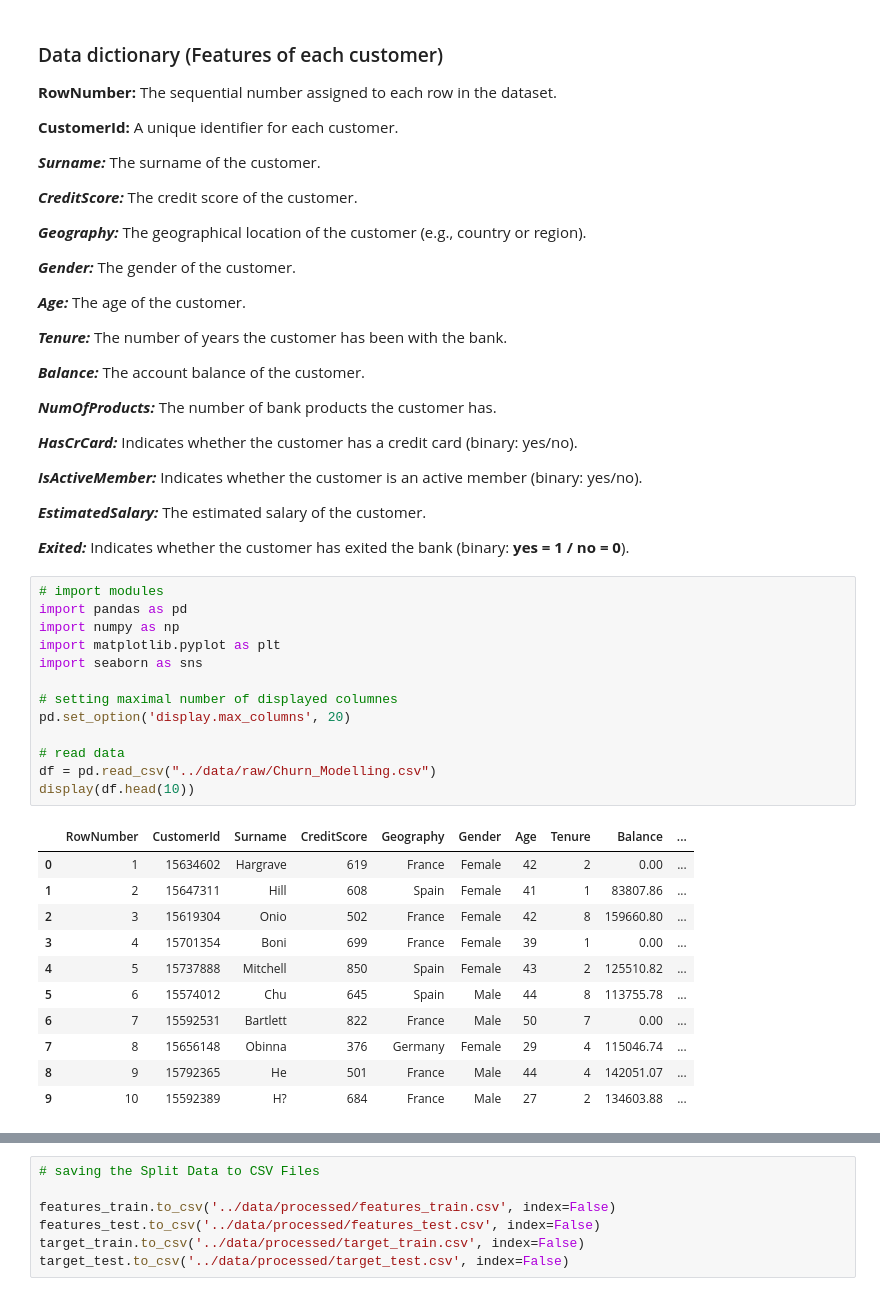
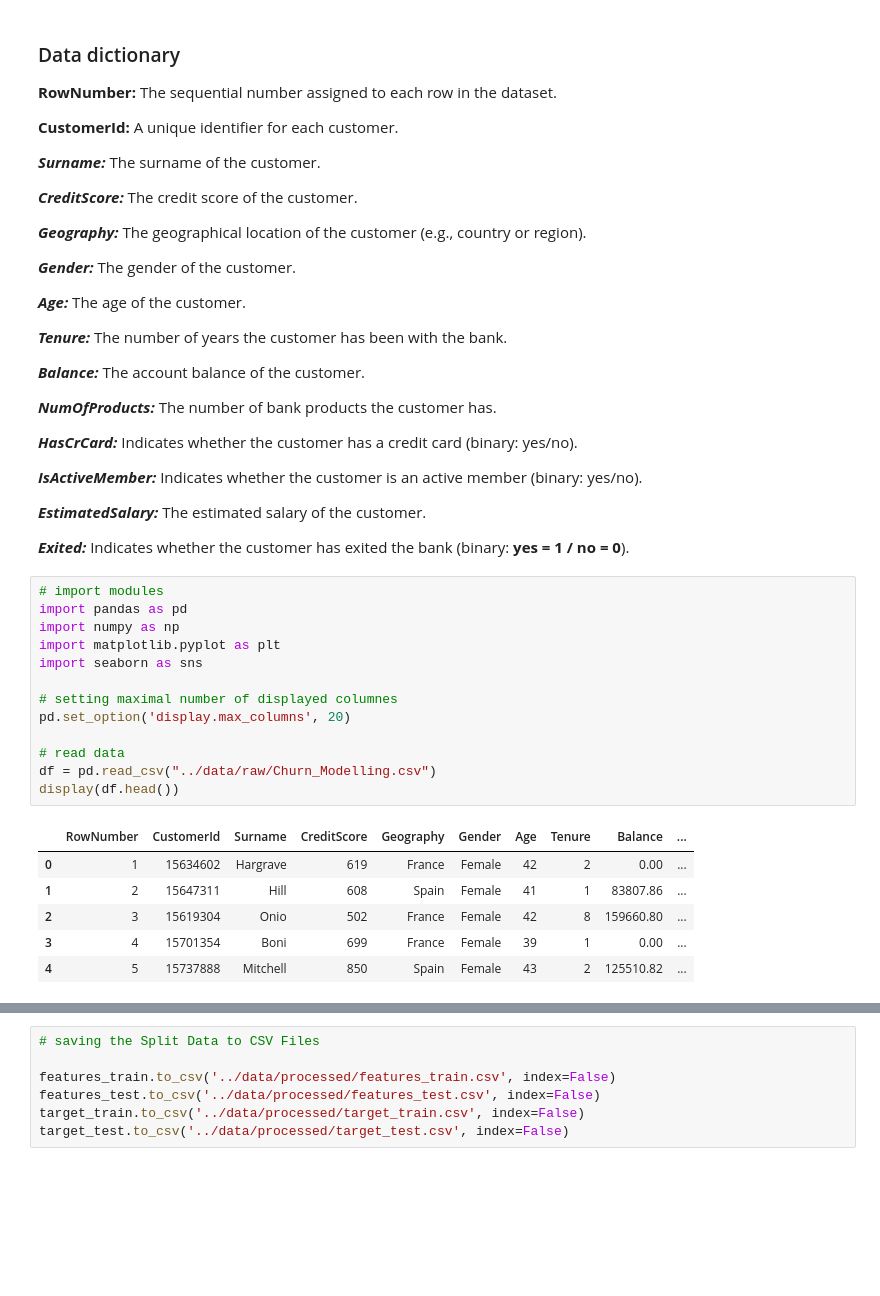
Before and after one commit to M-Grzymowicz/Banking-Customer-Churn---Analysis-and-Prediction, a Jupyter notebook: notebooks/banking_modeling.ipynb, the cells around one changed output, grey strips where cells are left out. Drawn from its saved outputs; the diff is of its cells as text; blank space fills up the shorter version.

```diff
--- a/notebooks/banking_modeling.ipynb
+++ b/notebooks/banking_modeling.ipynb
@@ -4,7 +4,7 @@ Understanding Customer Behavior and Predicting Churn in Banking Institutions
 
 The data commes from: [Banking Customer Churn Prediction Dataset](https://www.kaggle.com/datasets/saurabhbadole/bank-customer-churn-prediction-dataset) on kaggle.com
 # %% [markdown]
-### Data dictionary (Features of each customer)
+### Data dictionary
 
 **RowNumber:** The sequential number assigned to each row in the dataset.
 
@@ -36,27 +36,22 @@ The data commes from: [Banking Customer Churn Prediction Dataset](https://www.ka
 # %%
 # import modules
 import pandas as pd
 import numpy as np
 import matplotlib.pyplot as plt
 import seaborn as sns
 
 # setting maximal number of displayed columnes
 pd.set_option('display.max_columns', 20)
 
 # read data
 df = pd.read_csv("../data/raw/Churn_Modelling.csv")
-display(df.head(10))
+display(df.head())
 # %% [output]
 |  | RowNumber | CustomerId | Surname | CreditScore | Geography | Gender | Age | Tenure | Balance | ... |
 | 0 | 1 | 15634602 | Hargrave | 619 | France | Female | 42 | 2 | 0.00 | ... |
 | 1 | 2 | 15647311 | Hill | 608 | Spain | Female | 41 | 1 | 83807.86 | ... |
 | 2 | 3 | 15619304 | Onio | 502 | France | Female | 42 | 8 | 159660.80 | ... |
 | 3 | 4 | 15701354 | Boni | 699 | France | Female | 39 | 1 | 0.00 | ... |
 | 4 | 5 | 15737888 | Mitchell | 850 | Spain | Female | 43 | 2 | 125510.82 | ... |
-| 5 | 6 | 15574012 | Chu | 645 | Spain | Male | 44 | 8 | 113755.78 | ... |
-| 6 | 7 | 15592531 | Bartlett | 822 | France | Male | 50 | 7 | 0.00 | ... |
-| 7 | 8 | 15656148 | Obinna | 376 | Germany | Female | 29 | 4 | 115046.74 | ... |
-| 8 | 9 | 15792365 | He | 501 | France | Male | 44 | 4 | 142051.07 | ... |
-| 9 | 10 | 15592389 | H? | 684 | France | Male | 27 | 2 | 134603.88 | ... |
 # %%
 # perform train-test-split
```
Also changed, not shown: parts of 2 cells of this notebook, 1 other file.
